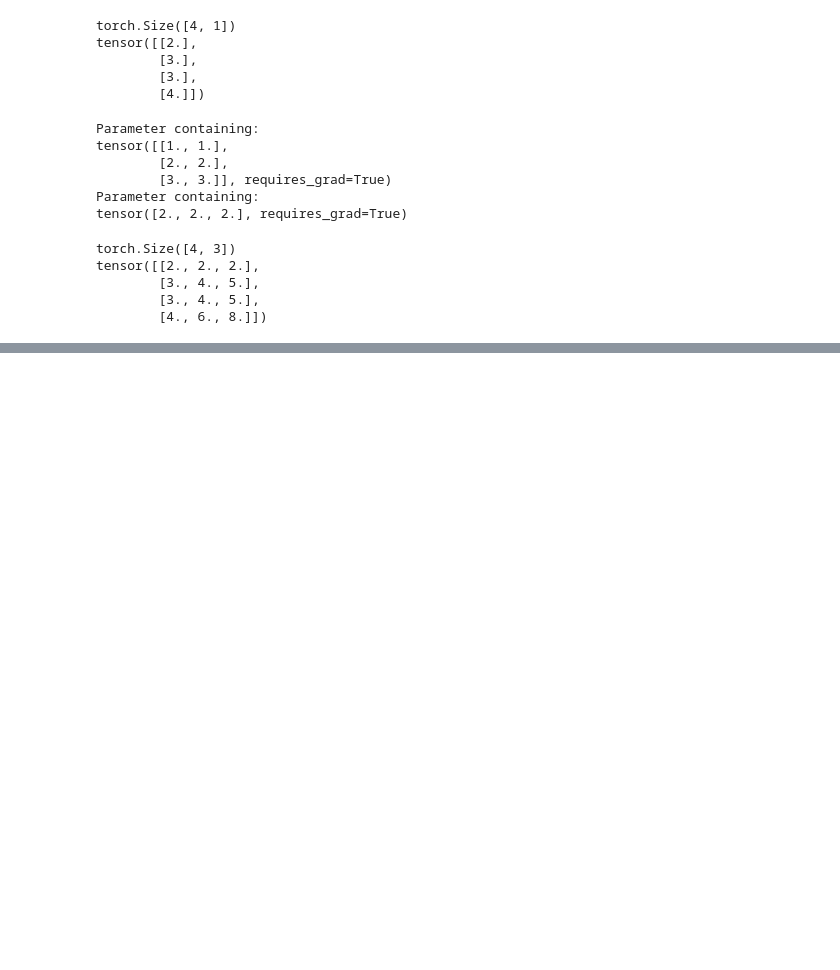
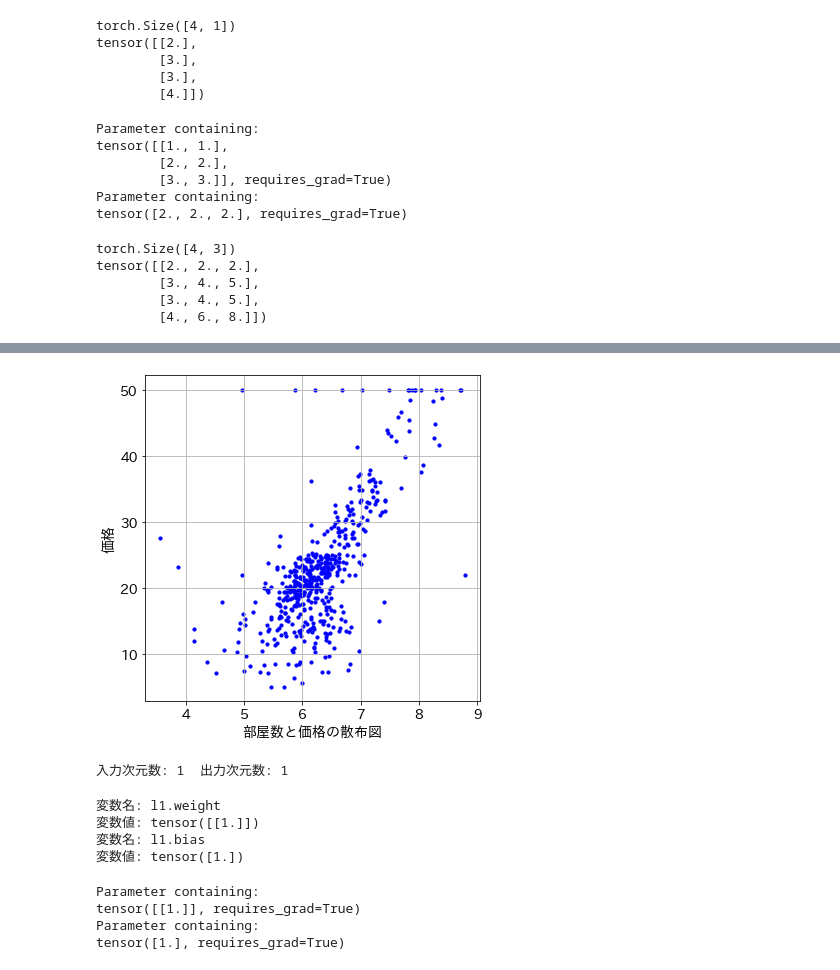
Before and after one commit to newstage75/ML_study, a Jupyter notebook: 最短Pytorch/５章線形回帰.ipynb, the cells around one changed output, grey strips where cells are left out. Saved outputs shown, nothing was run; the diff lists cells and outputs as text; code cells hidden in the pictures; blank space fills up the shorter version.

```diff
--- a/最短Pytorch/５章線形回帰.ipynb
+++ b/最短Pytorch/５章線形回帰.ipynb
@@ -196,0 +231,15 @@ tensor([[2., 2., 2.],
+# %%
+#学習用データの準備
+from sklearn.datasets import load_boston
+
+#データ読み込み
+boston = load_boston()
+
+x_org, yt = boston.data, boston.target
+
+#項目名リスト取得
+feature_names = boston.feature_names
+
+#結果確認
+print('元データ', x_org.shape, yt.shape)
+print('項目名', feature_names)
@@ -196,0 +250,9 @@ tensor([[2., 2., 2.],
+# %%
+#データの絞り込み（RMのみ）
+x = x_org[:,feature_names == 'RM']
+print('絞り込み後', x.shape)
+print(x[:5,:])
+
+#正解データyの表示
+print('正解データ')
+print(yt[:5])
@@ -196,0 +268,17 @@ tensor([[2., 2., 2.],
+# %%
+#散布図の表示
+plt.scatter(x, yt, s=10, c='b')
+plt.xlabel('部屋数')
+plt.ylabel('価格')
+plt.xlabel('部屋数と価格の散布図')
+plt.show()
+# %% [output]
+[figure, added]
+# %%
+#モデル定義
+n_input = x.shape[1]
+n_output = 1
+
+print(f'入力次元数: {n_input}  出力次元数: {n_output}')
+# %% [output]
+入力次元数: 1  出力次元数: 1
@@ -196,0 +301,17 @@ tensor([[2., 2., 2.],
+# %%
+for parameter in net.named_parameters():
+    print(f'変数名: {parameter[0]}')
+    print(f'変数値: {parameter[1].data}')
+# %% [output]
+変数名: l1.weight
+変数値: tensor([[1.]])
+変数名: l1.bias
+変数値: tensor([1.])
+# %%
+for parameter in net.parameters():
+    print(parameter)
+# %% [output]
+Parameter containing:
+tensor([[1.]], requires_grad=True)
+Parameter containing:
+tensor([1.], requires_grad=True)
```
Also changed, not shown: parts of 13 cells of this notebook.
